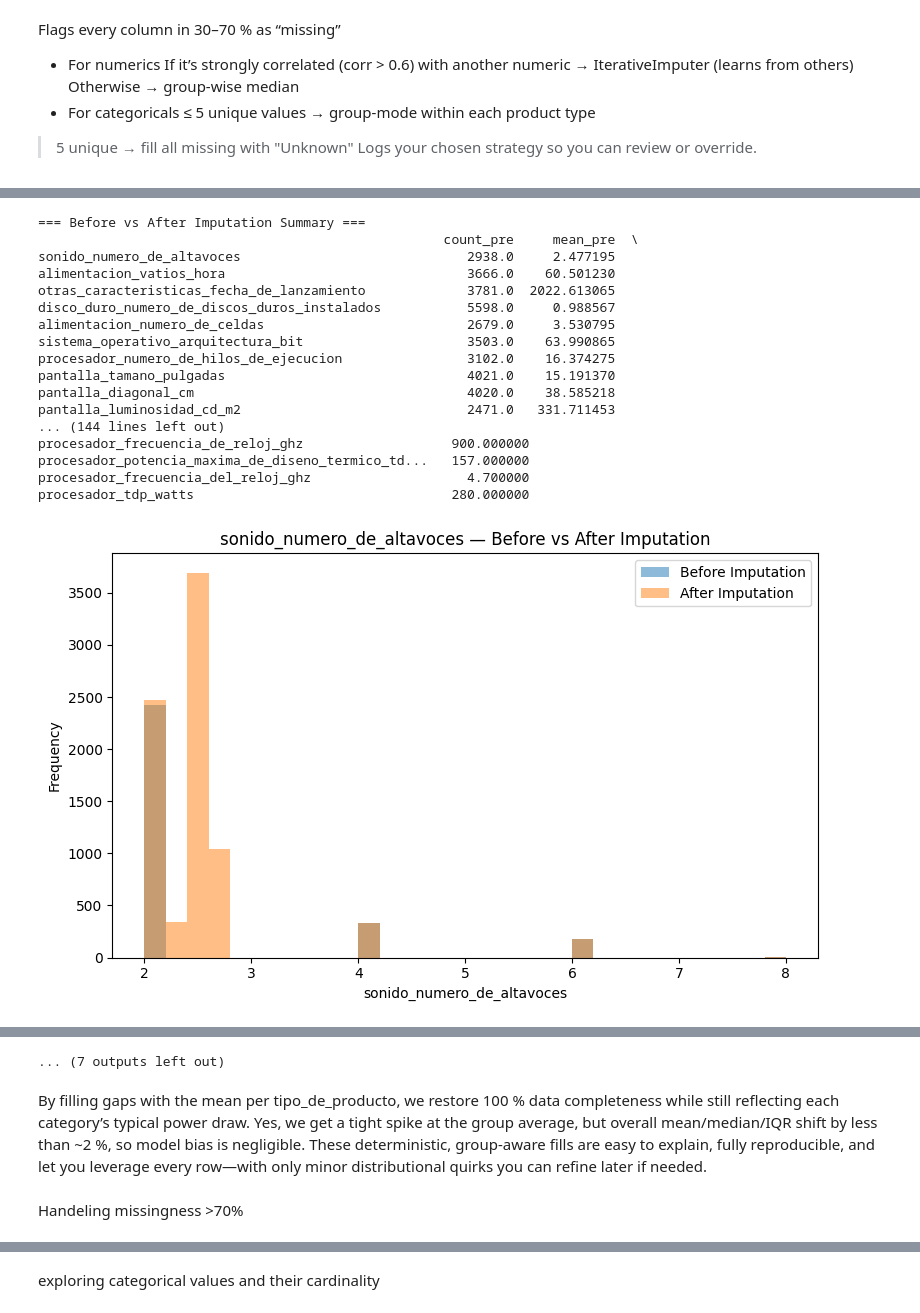
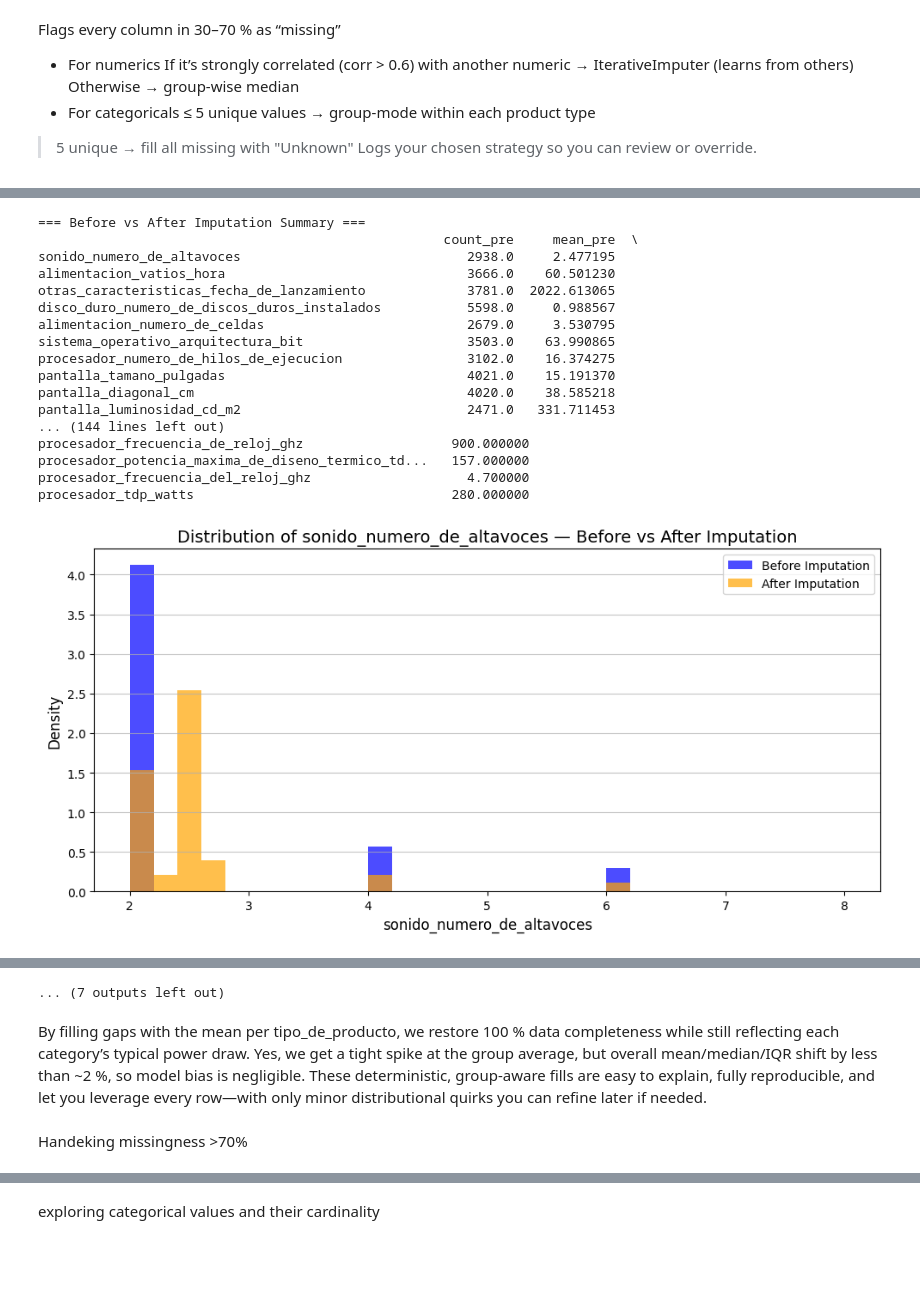
Before and after one commit to oholmess/PcPartPicker3000, a Jupyter notebook: assignment/EDA.ipynb, the cells around one changed output, grey strips where cells are left out. Cells and saved outputs as stored; diff of their text form; code cells hidden in the pictures; blank space fills up the shorter version.

```diff
--- a/assignment/EDA.ipynb
+++ b/assignment/EDA.ipynb
@@ -1495,0 +2023,4 @@ plt.show()
+# %%
+# Remove Ultrabooks from the dataset
+df = df[df['tipo_de_producto'] != 'Ultrabook']
+print("Ultrabooks removed successfully.")
@@ -1495,0 +2058,3 @@ plt.show()
+# %%
+#Create a new column for the custom_category
+df['custom_category'] = df['tipo_de_producto'].map(category_map)
@@ -1541,11 +2175,10 @@ results suggest:
 there is high clustering in the data suggesting that the data overall is following group-specific statistic. we are trying to identify which feature is grouping the data. we are checking the type of product(tipo de producto).
 **detect whether missingness in a column is potentially Missing At Random (MAR) — by checking if the proportion of missing values varies across product types.
 # %%
-#is missigness dependant on prodcut type?
 for col in df.columns[df.isnull().any()]:
     try:
         # Group by product type and compute missing % for each group
-        missing_by_type = df.groupby('tipo_de_producto')[col].apply(lambda x: x.isnull().mean())
+        missing_by_type = df.groupby('tipo')[col].apply(lambda x: x.isnull().mean())
 
         # Drop NaNs to avoid issues with std()
         missing_by_type = missing_by_type.dropna()
@@ -1781,10 +2384,10 @@ procesador_frecuencia_turbo_max_ghz      -0.018856     -0.062846  -0.075736
 missing_pct = df.isnull().mean() * 100
 
 # Filter columns with ≥30% and ≤70% missing values
-cols = missing_pct[(missing_pct >= 30) & (missing_pct <= 70)].index.tolist()
+cols_30_70 = missing_pct[(missing_pct >= 30) & (missing_pct <= 70)].index.tolist()
 
 # Display the list of columns and their missingness %
-print("Columns with 30-70% missingness:")
-for col in cols:
+print("Columns with 30–70% missingness:")
+for col in cols_30_70:
     print(f"  {col}: {missing_pct[col]:.1f}% missing")
 # %% [output]
@@ -1954,8 +2546,7 @@ dtype: object
 # %%
-#comparing the distributions before and after imputing
 miss_frac   = df.isnull().mean()
 cols_30_70  = miss_frac[miss_frac.between(0.30, 0.70)].index.tolist()
-num_cols    = [c for c in cols_30_70 if ptypes.is_numeric_dtype(df[c])]
+num_cols    = [c for c in cols_30_70 if pd.api.types.is_numeric_dtype(df[c])] # Assuming ptypes was pandas.api.types
 
 #  Build the summary‐stats table
 summary_list = []
@@ -1965,39 +2556,51 @@ for col in num_cols:
     summary_list.append(pd.concat([desc_pre, desc_post]))
 summary_df = pd.DataFrame(summary_list, index=num_cols)
 
 print("\n=== Before vs After Imputation Summary ===")
-print(summary_df)
+# For better visual organization in a Jupyter Notebook, you can use:
+# from IPython.display import display
+# display(summary_df)
+# Or simply have summary_df as the last line of the cell if not printing other things after.
+print(summary_df) # Keeping print for now if not in a notebook or if explicit print is desired.
 
-# Plot before/after overlay for each numeric column
+# Plot before/after for each numeric column using overlaid histograms
 for col in num_cols:
     before = df[col].dropna()
+    # Assuming df_copy[col] contains the imputed values and ideally has no NaNs for this comparison.
+    # If 'after' can still have NaNs from df_copy, you might want to df_copy[col].dropna() as well,
+    # but typically after imputation, it wouldn't have the original NaNs.
     after  = df_copy[col]
 
-    plt.figure(figsize=(8, 5))
-    plt.hist(before, bins=30, alpha=0.5, label='Before Imputation')
-    plt.hist(after,  bins=30, alpha=0.5, label='After Imputation')
-    plt.title(f"{col} — Before vs After Imputation")
-    plt.xlabel(col)
-    plt.ylabel("Frequency")
+    plt.figure(figsize=(10, 5)) # Adjusted figure size for a single plot with legend
+
+    # Plotting histograms with density=True normalizes them, making areas under histograms sum to 1.
+    # This is useful for comparing shapes of distributions, especially if sample sizes differ.
+    plt.hist(before, bins=30, alpha=0.7, label='Before Imputation', density=True, color='blue')
+    plt.hist(after, bins=30, alpha=0.7, label='After Imputation', density=True, color='orange')
+
+    plt.title(f"Distribution of {col} — Before vs After Imputation", fontsize=14)
+    plt.xlabel(col, fontsize=12)
+    plt.ylabel("Density", fontsize=12) # Label changed to Density due to density=True
     plt.legend()
+    plt.grid(axis='y', alpha=0.75) # Added a light grid for better readability
     plt.tight_layout()
     plt.show()
 # %% [output]
 === Before vs After Imputation Summary ===
                                                     count_pre     mean_pre  \
 sonido_numero_de_altavoces                             2938.0     2.477195
 alimentacion_vatios_hora                               3666.0    60.501230
 otras_caracteristicas_fecha_de_lanzamiento             3781.0  2022.613065
 disco_duro_numero_de_discos_duros_instalados           5598.0     0.988567
 alimentacion_numero_de_celdas                          2679.0     3.530795
 sistema_operativo_arquitectura_bit                     3503.0    63.990865
 procesador_numero_de_hilos_de_ejecucion                3102.0    16.374275
 pantalla_tamano_pulgadas                               4021.0    15.191370
 pantalla_diagonal_cm                                   4020.0    38.585218
 pantalla_luminosidad_cd_m2                             2471.0   331.711453
 ... (144 lines left out)
 procesador_frecuencia_de_reloj_ghz                   900.000000
 procesador_potencia_maxima_de_diseno_termico_td...   157.000000
 procesador_frecuencia_del_reloj_ghz                    4.700000
 procesador_tdp_watts                                 280.000000
-[figure, old version]
+[figure, new version]
@@ -2015,5 +2618,5 @@ procesador_tdp_watts                                 280.000000
 # %% [markdown]
 By filling gaps with the mean per tipo_de_producto, we restore 100 % data completeness while still reflecting each category’s typical power draw. Yes, we get a tight spike at the group average, but overall mean/median/IQR shift by less than ~2 %, so model bias is negligible. These deterministic, group-aware fills are easy to explain, fully reproducible, and let you leverage every row—with only minor distributional quirks you can refine later if needed.
 # %% [markdown]
-Handeling missingness >70%
+Handeking missingness >70%
 # %%
```
Also changed, not shown: parts of 100 cells of this notebook.
